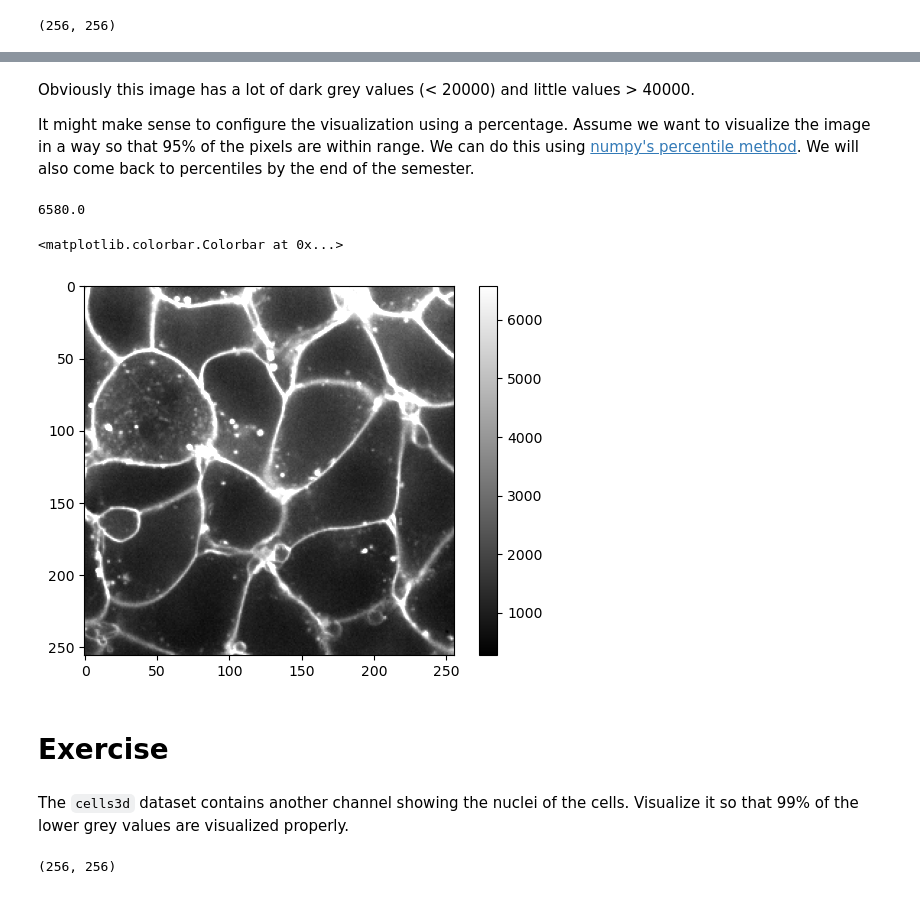
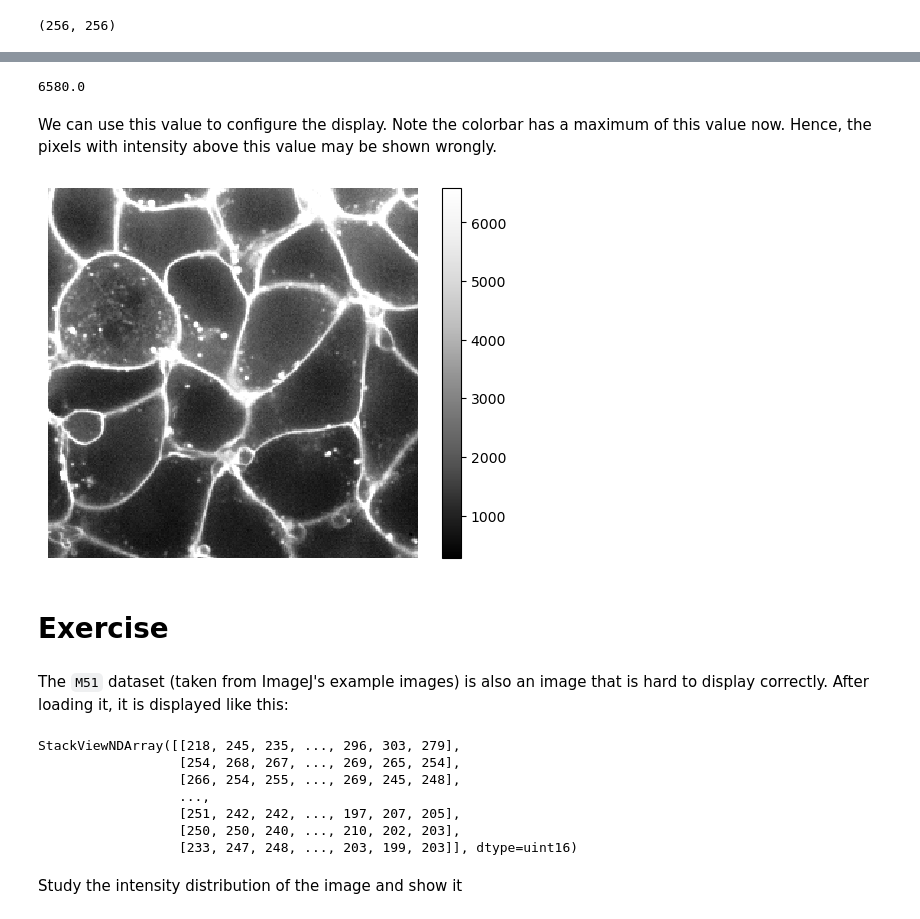
Before and after one commit to haesleinhuepf/BioImageAnalysisNotebooks, a Jupyter notebook: docs/12_image_analysis_basics/brightness_and_contrast.ipynb, the cells around one changed output, grey strips where cells are left out. Saved outputs shown, nothing was run; the diff lists cells and outputs as text; code cells hidden in the pictures.

```diff
--- a/docs/12_image_analysis_basics/brightness_and_contrast.ipynb
+++ b/docs/12_image_analysis_basics/brightness_and_contrast.ipynb
@@ -67,24 +46,29 @@ plt.hist(image.ravel(), log=True)
-# %% [markdown]
-Obviously this image has a lot of dark grey values (< 20000) and little values > 40000.
-
-It might make sense to configure the visualization using a percentage. Assume we want to visualize the image in a way so that 95% of the pixels are within range. We can do this using [numpy's percentile method](https://numpy.org/doc/stable/reference/generated/numpy.percentile.html). We will also come back to percentiles by the end of the semester.
 # %%
 upper_limit = np.percentile(image, 95)
 upper_limit
 # %% [output]
 6580.0
+# %% [markdown]
+We can use this value to configure the display. Note the colorbar has a maximum of this value now. Hence, the pixels with intensity above this value may be shown wrongly.
 # %%
-plt.imshow(image, cmap='gray', vmax=upper_limit)
-plt.colorbar()
+stackview.imshow(image, max_display_intensity=upper_limit, colorbar=True)
 # %% [output]
-<matplotlib.colorbar.Colorbar at 0x...>
-[figure, old version]
+[figure, new version]
 # %% [markdown]
 # Exercise
 # %% [markdown]
-The `cells3d` dataset contains another channel showing the nuclei of the cells. Visualize it so that 99% of the lower grey values are visualized properly.
+The `M51` dataset (taken from ImageJ's example images) is also an image that is hard to display correctly. After loading it, it is displayed like this:
 # %%
-nuclei = cells3d()[30,1]
-nuclei.shape
+m51 = imread("../../data/m51.tif")
+
+stackview.insight(m51)
 # %% [output]
-(256, 256)
+StackViewNDArray([[218, 245, 235, ..., 296, 303, 279],
+                  [254, 268, 267, ..., 269, 265, 254],
+                  [266, 254, 255, ..., 269, 245, 248],
+                  ...,
+                  [251, 242, 242, ..., 197, 207, 205],
+                  [250, 250, 240, ..., 210, 202, 203],
+                  [233, 247, 248, ..., 203, 199, 203]], dtype=uint16)
+# %% [markdown]
+Study the intensity distribution of the image and show it
```
Also changed, not shown: parts of 15 cells of this notebook, 1 other file.
